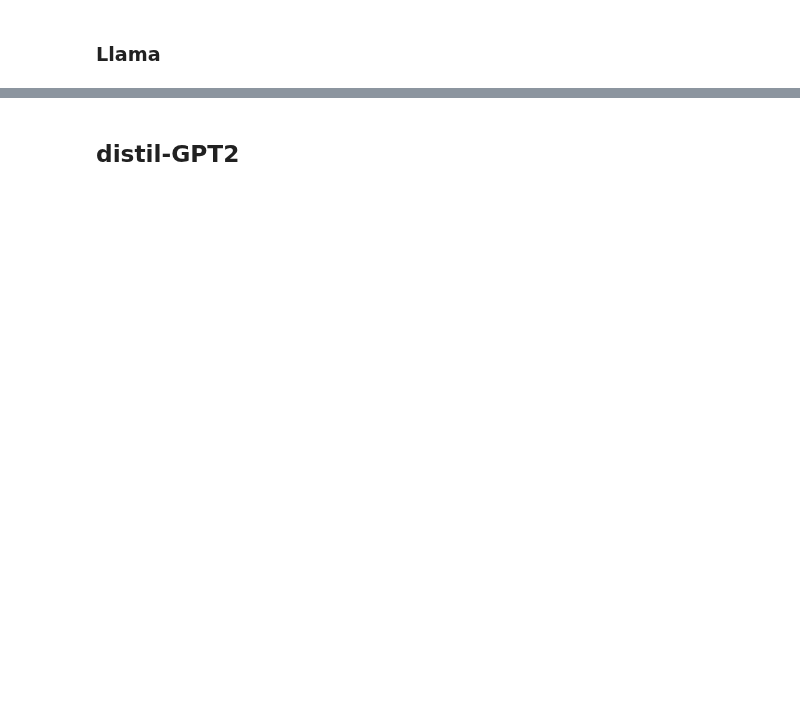
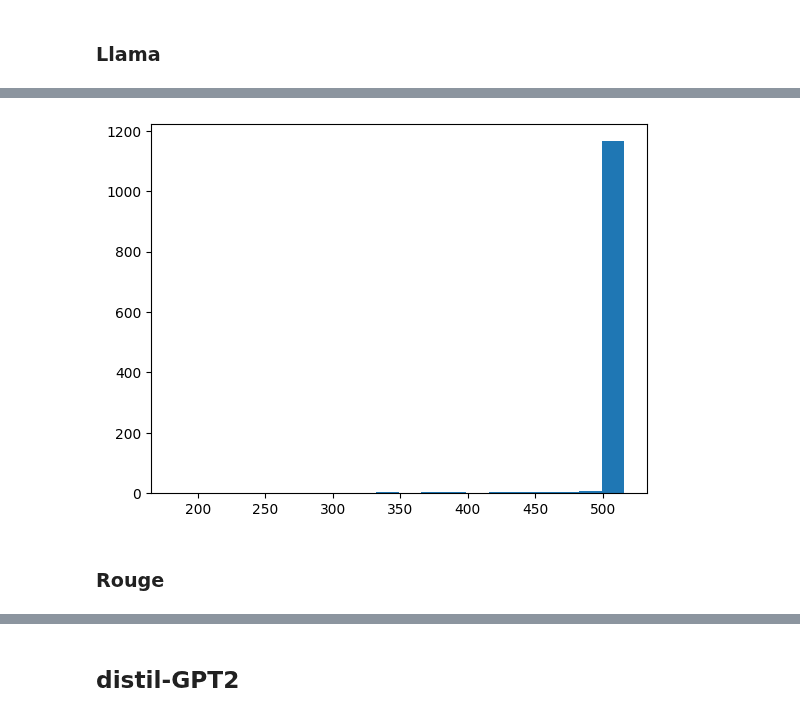
Before and after one commit to david-meltzer/LLMs, a Jupyter notebook: training/david/SFT/colab_SFT_QA.ipynb, the cells around one changed output, grey strips where cells are left out. Drawn from its saved outputs; the diff is of its cells as text; code cells hidden in the pictures; blank space fills up the shorter version.

```diff
--- a/training/david/SFT/colab_SFT_QA.ipynb
+++ b/training/david/SFT/colab_SFT_QA.ipynb
@@ -593,0 +631,4 @@ import matplotlib.pyplot as plt
+# %%
+df_results_fixed=pd.read_csv('./results/df_results_fixed.csv')
+# %%
+df_results_fixed = df_results_fixed.set_index(['Unnamed: 0','Unnamed: 1'])
@@ -593,0 +639,5 @@ import matplotlib.pyplot as plt
+# %%
+llama_tokenizer = AutoTokenizer.from_pretrained('meta-llama/Llama-2-7b-hf')
+# %%
+df_results_split = df_results_fixed.applymap(lambda x:x.split('Assistant:')[-1])
+df_results_split = df_results_split.applymap(lambda x: len(llama_tokenizer(x)['input_ids']))
@@ -593,0 +664,5 @@ import matplotlib.pyplot as plt
+# %%
+plt.hist(df_results_split.values.flatten(),bins =20)
+plt.show()
+# %% [output]
+[figure, added]
@@ -593,0 +677,2 @@ import matplotlib.pyplot as plt
+# %% [markdown]
+### Rouge
```
Also changed, not shown: parts of 101 cells of this notebook.
